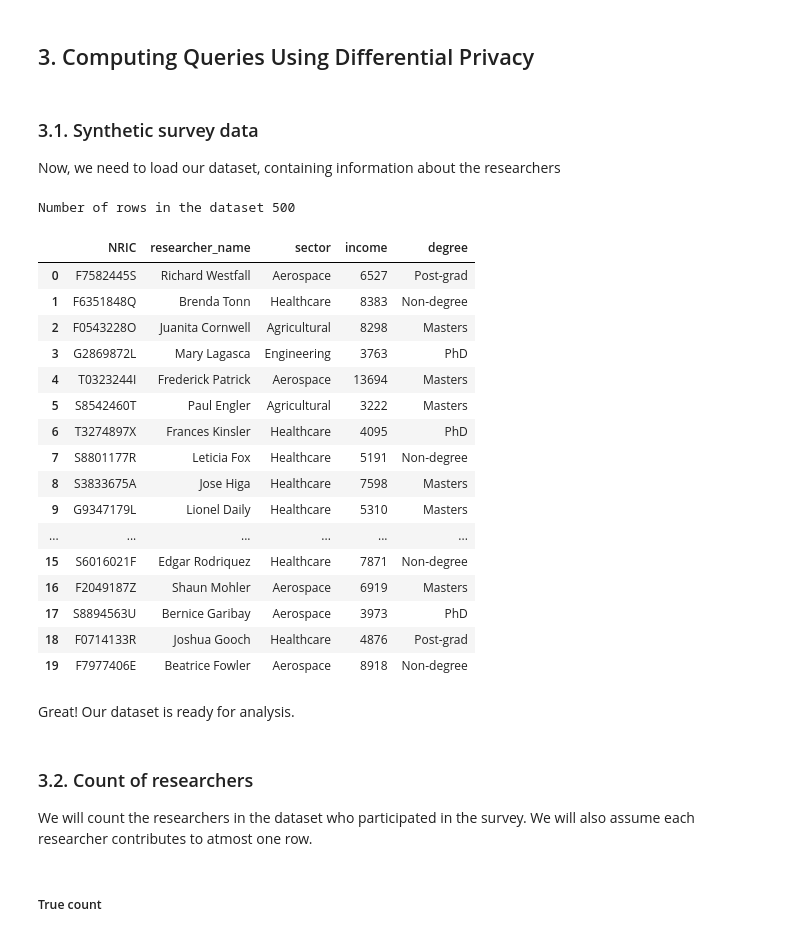
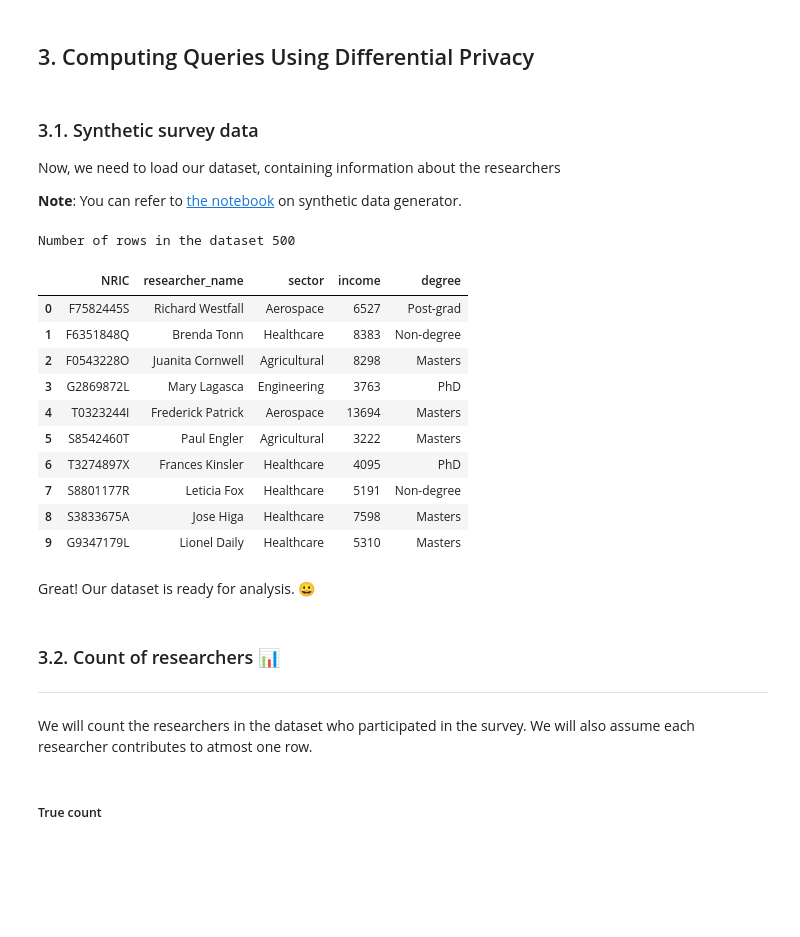
Before and after one commit to dsaidgovsg/stack-2022-differential-privacy-workshop, a Jupyter notebook: reseachers_survey_stats_release.ipynb, the cells around one changed output. Cells and saved outputs as stored; diff of their text form; code cells hidden in the pictures; blank space fills up the shorter version.

```diff
--- a/reseachers_survey_stats_release.ipynb
+++ b/reseachers_survey_stats_release.ipynb
@@ -118,36 +122,51 @@ def visualise(dp_results, param, param_values, errors, ylabel, title, labels, fi
 ### 3.1. Synthetic survey data <a id="cell31"></a>
 
 Now, we need to load our dataset, containing information about the researchers
+
+**Note**: You can refer to [the notebook](https://github.com/dsaidgovsg/stack-2022-differential-privacy-workshop/blob/main/generate_data.ipynb) on synthetic data generator.
 # %%
-# reading the csv file
-data = pd.read_csv("data/simulated_data_500.csv")
+# loading data from google drive
+
+# dataset with 500 rows
+url='https://drive.google.com/file/d/1UmOb_GX7d2CuxLOj1wqAuhFM_gV9GREg/view?usp=share_link' # data with 500 rows
+
+# +--------------------------------------------------------------------+
+# You can uncomment and use a link to load the dataset of desired size
+# +--------------------------------------------------------------------+
+# data with 1000 rows
+# url = 'https://drive.google.com/file/d/1o7SKjUGY71bVC77B_r4QEsP31agZyvyj/view?usp=share_link'
+
+# data with 10000 rows
+# url = 'https://drive.google.com/file/d/1nkCfBcCdLoqtXqzw7ETG9BLt2xtWkfol/view?usp=share_link'
+
+url='https://drive.google.com/uc?id=' + url.split('/')[-2]
+
+# loading data into pandas dataframe
+data = pd.read_csv(url)
+
 data_size = len(data)
 
 print(f"Number of rows in the dataset {data_size}")
-data.head(20)
+data.head(10)
 # %% [output]
 Number of rows in the dataset 500
 |  | NRIC | researcher_name | sector | income | degree |
 | 0 | F7582445S | Richard Westfall | Aerospace | 6527 | Post-grad |
 | 1 | F6351848Q | Brenda Tonn | Healthcare | 8383 | Non-degree |
 | 2 | F0543228O | Juanita Cornwell | Agricultural | 8298 | Masters |
 | 3 | G2869872L | Mary Lagasca | Engineering | 3763 | PhD |
 | 4 | T0323244I | Frederick Patrick | Aerospace | 13694 | Masters |
 | 5 | S8542460T | Paul Engler | Agricultural | 3222 | Masters |
 | 6 | T3274897X | Frances Kinsler | Healthcare | 4095 | PhD |
 | 7 | S8801177R | Leticia Fox | Healthcare | 5191 | Non-degree |
 | 8 | S3833675A | Jose Higa | Healthcare | 7598 | Masters |
 | 9 | G9347179L | Lionel Daily | Healthcare | 5310 | Masters |
-| ... | ... | ... | ... | ... | ... |
-| 15 | S6016021F | Edgar Rodriquez | Healthcare | 7871 | Non-degree |
-| 16 | F2049187Z | Shaun Mohler | Aerospace | 6919 | Masters |
-| 17 | S8894563U | Bernice Garibay | Aerospace | 3973 | PhD |
-| 18 | F0714133R | Joshua Gooch | Healthcare | 4876 | Post-grad |
-| 19 | F7977406E | Beatrice Fowler | Aerospace | 8918 | Non-degree |
 # %% [markdown]
-Great! Our dataset is ready for analysis.
+Great! Our dataset is ready for analysis. 😀
 # %% [markdown]
-### 3.2. Count of researchers <a id="cell32"></a>
+### 3.2. Count of researchers <a id="cell32"></a> 📊
+
+---
 
 We will count the researchers in the dataset who participated in the survey. We will also assume each researcher contributes to atmost one row.
 # %% [markdown]
```
Also changed, not shown: parts of 27 cells of this notebook.
